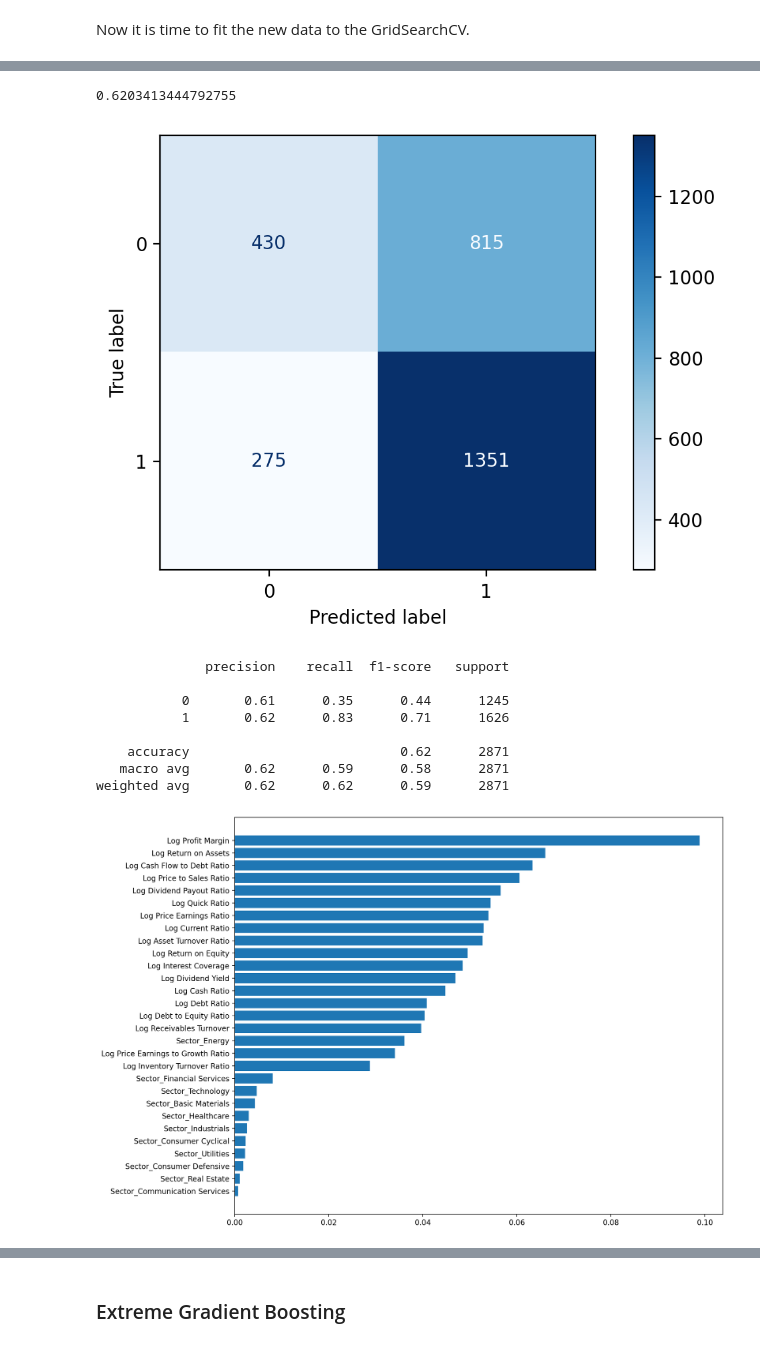
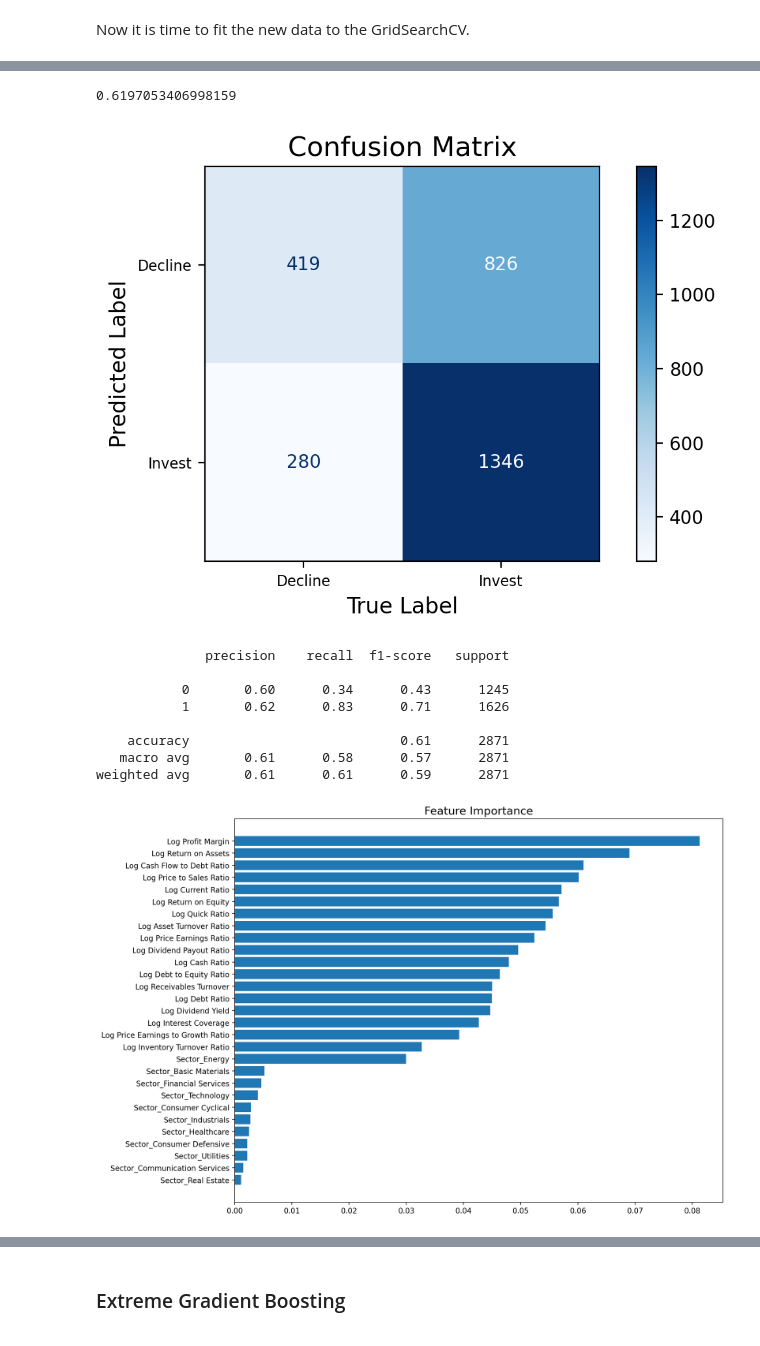
Before and after one commit to leonardo-lealfilho/Springboard, a Jupyter notebook: Capstone Project/Capstone Project - Machine Learning.ipynb, the cells around one changed output, grey strips where cells are left out. Cells and saved outputs as stored; diff of their text form; code cells hidden in the pictures.

```diff
--- a/Capstone Project/Capstone Project - Machine Learning.ipynb
+++ b/Capstone Project/Capstone Project - Machine Learning.ipynb
@@ -265,7 +278,7 @@ param_grid = {'n_estimators':n_estimators,
 rfc = RandomForestClassifier()
 
 # Declare the grid with the estimator/model and the parameter grid to be used
-grid = GridSearchCV(rfc, param_grid, scoring = scorers, refit = 'accuracy_score')
+grid = GridSearchCV(rfc, param_grid, scoring = scorers, refit = 'precision_score')
 # %%
 grid.fit(X_train, y_train)
 # %% [output]
@@ -298,30 +311,39 @@ transformed_rfc.fit(X_train, y_train)
 # Save the prediction of the model to analyze the results
 y_pred = transformed_rfc.predict(X_test)
 # %%
-accuracy_score(y_test, y_pred)
+transformed_rfc_precision_score = precision_score(y_test, y_pred)
+transformed_rfc_precision_score
 # %% [output]
-0.6203413444792755
+0.6197053406998159
 # %%
 fig, ax = plt.subplots(figsize = (6,4), dpi = 200)
 
 plot_confusion_matrix(transformed_rfc, X_test, y_test, ax = ax, cmap = 'Blues')
 
+ax.set_xticklabels(['Decline', 'Invest'], fontsize = 8)
+ax.set_yticklabels(['Decline', 'Invest'], fontsize = 8)
+
+plt.xlabel('True Label', fontsize = 12)
+plt.ylabel('Predicted Label', fontsize = 12)
+
+plt.title("Confusion Matrix", size = 15)
+
 plt.tight_layout()
 
 plt.show()
 # %% [output]
-[figure, old version]
+[figure, new version]
 # %%
 print(classification_report(y_test, y_pred))
 # %% [output]
               precision    recall  f1-score   support
 
-           0       0.61      0.35      0.44      1245
+           0       0.60      0.34      0.43      1245
            1       0.62      0.83      0.71      1626
 
-    accuracy                           0.62      2871
-   macro avg       0.62      0.59      0.58      2871
-weighted avg       0.62      0.62      0.59      2871
+    accuracy                           0.61      2871
+   macro avg       0.61      0.58      0.57      2871
+weighted avg       0.61      0.61      0.59      2871
 # %%
 feature_importance = transformed_rfc.feature_importances_ # Isolates the features numerical importance of the features
 sorted_idx = np.argsort(feature_importance) # Sorts the indexes of the features according to importance
@@ -329,10 +351,12 @@ pos = np.arange(sorted_idx.shape[0]) + 0.5 # Creates an array slightly bigger th
 # %%
 plt.figure(figsize = (12, 8), dpi = 200)
 plt.barh(pos, feature_importance[sorted_idx], align = 'center')
 plt.yticks(pos, log_X.columns[sorted_idx])
 
+plt.title("Feature Importance", size = 15)
+
 plt.tight_layout()
 
 plt.show()
 # %% [output]
-[figure, old version]
+[figure, new version]
```
Also changed, not shown: parts of 55 cells of this notebook, 1 other file.
